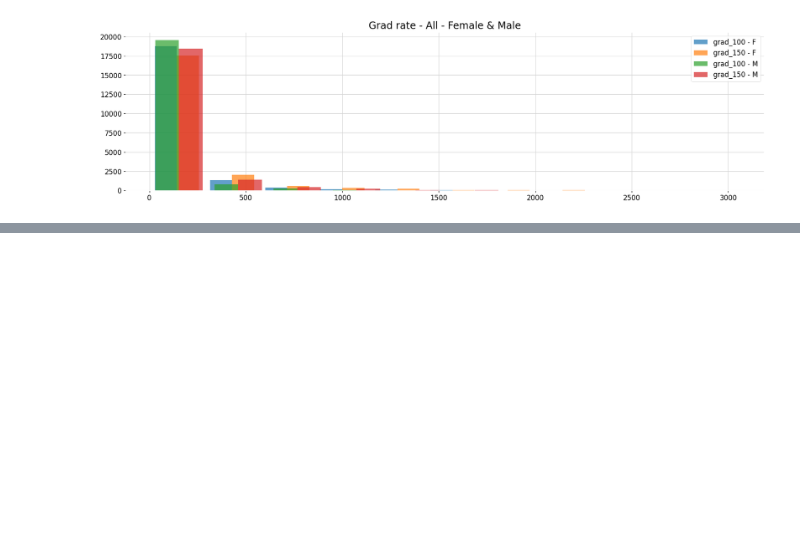
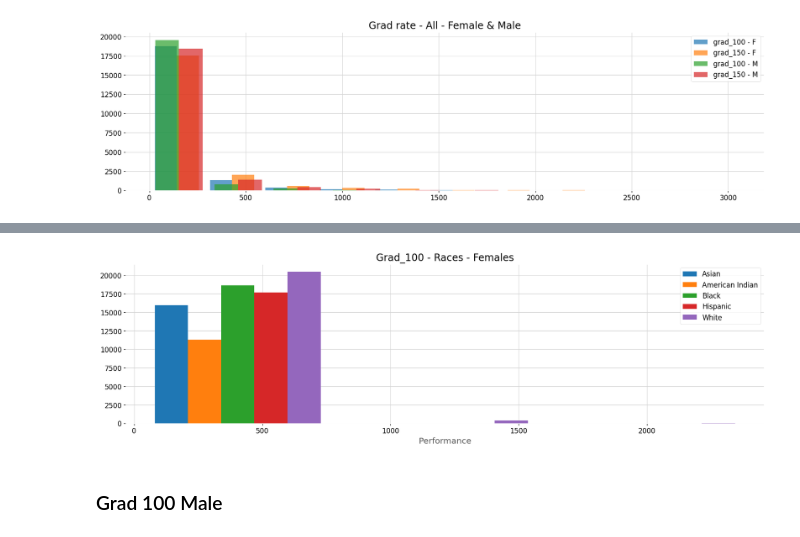
Before and after one commit to ezztherose/TIA-Scraping, a Jupyter notebook: notebooks/institution.ipynb, the cells around one changed output, grey strips where cells are left out. Drawn from its saved outputs; the diff is of its cells as text; code cells hidden in the pictures; blank space fills up the shorter version.

```diff
--- a/notebooks/institution.ipynb
+++ b/notebooks/institution.ipynb
@@ -842,0 +866,19 @@ plt.legend(names)
+# %%
+lst_100_f = []
+lst_100_f.append(asian_grad_f['grad_100'])
+lst_100_f.append(ai_grad_f['grad_100'])
+lst_100_f.append(black_grad_f['grad_100'])
+lst_100_f.append(hispanic_grad_f['grad_100'])
+lst_100_f.append(white_grad_f['grad_100'])
+# %%
+fig, ax = plt.subplots()
+ax.hist(lst_100_f, bins=3)
+name_100 = ['Asian', 'American Indian', 'Black', 'Hispanic', 'White']
+ax.set_xlabel('Performance')
+ax.set_title('Grad_100 - Races - Females')
+ax.legend(name_100)
+plt.show()
+# %% [output]
+[figure, added]
+# %% [markdown]
+### Grad 100 Male
```
Also changed, not shown: parts of 22 cells of this notebook.
